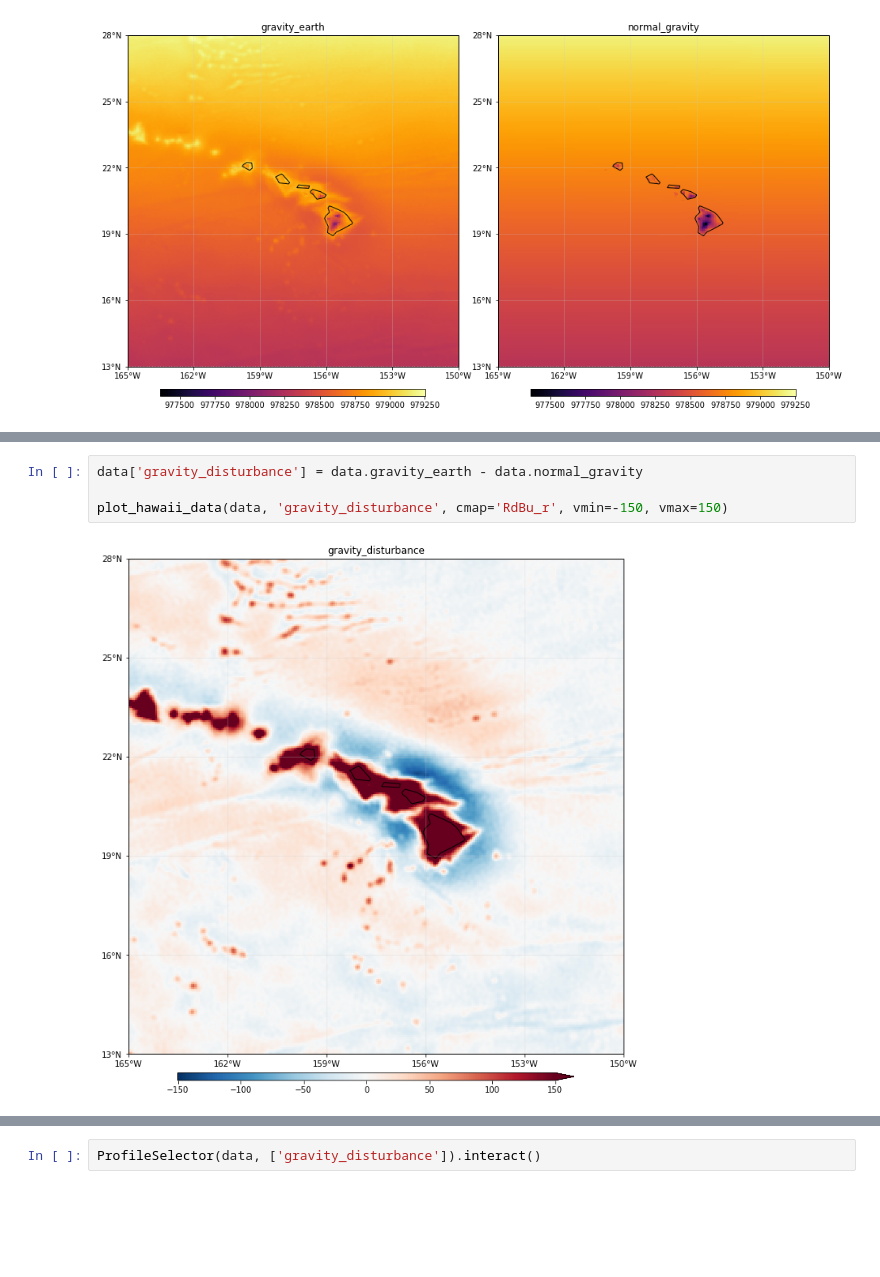
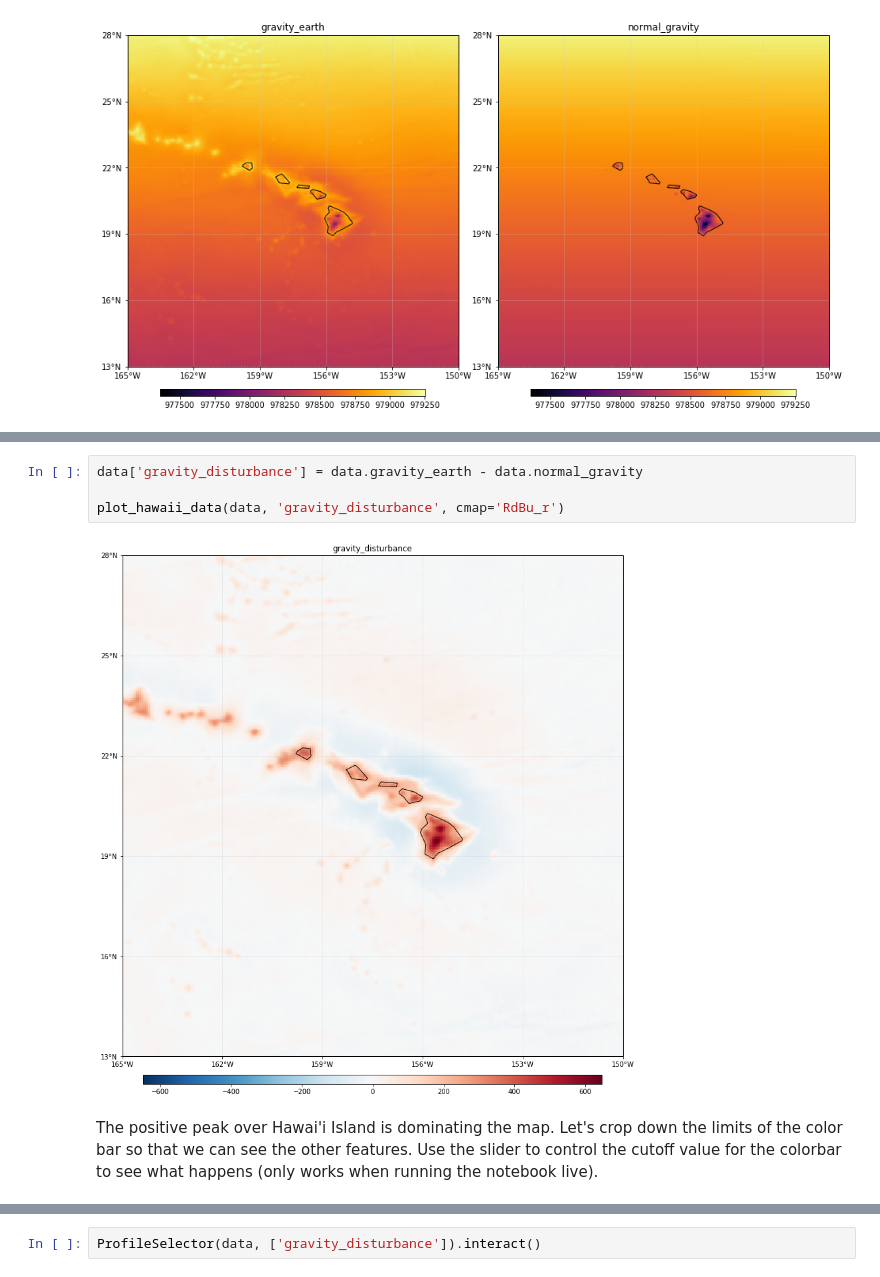
Before and after one commit to GeophysicsLibrary/gravity-case-studies, a Jupyter notebook: hawaii.ipynb, the cells around one changed output, grey strips where cells are left out. Saved outputs shown, nothing was run; the diff lists cells and outputs as text; blank space fills up the shorter version.

Commit message:
Make colorbar cropper for the disturbance
Some progress on the profile selector as well.

```diff
--- a/hawaii.ipynb
+++ b/hawaii.ipynb
@@ -60,6 +103,8 @@ plt.tight_layout(pad=0)
 # %%
 data['gravity_disturbance'] = data.gravity_earth - data.normal_gravity
 
-plot_hawaii_data(data, 'gravity_disturbance', cmap='RdBu_r', vmin=-150, vmax=150)
+plot_hawaii_data(data, 'gravity_disturbance', cmap='RdBu_r')
 # %% [output]
-[figure, old version]
+[figure, new version]
+# %% [markdown]
+The positive peak over Hawai'i Island is dominating the map. Let's crop down the limits of the color bar so that we can see the other features. Use the slider to control the cutoff value for the colorbar to see what happens (only works when running the notebook live).
```
Also changed, not shown: parts of 21 cells of this notebook, 1 other file.
